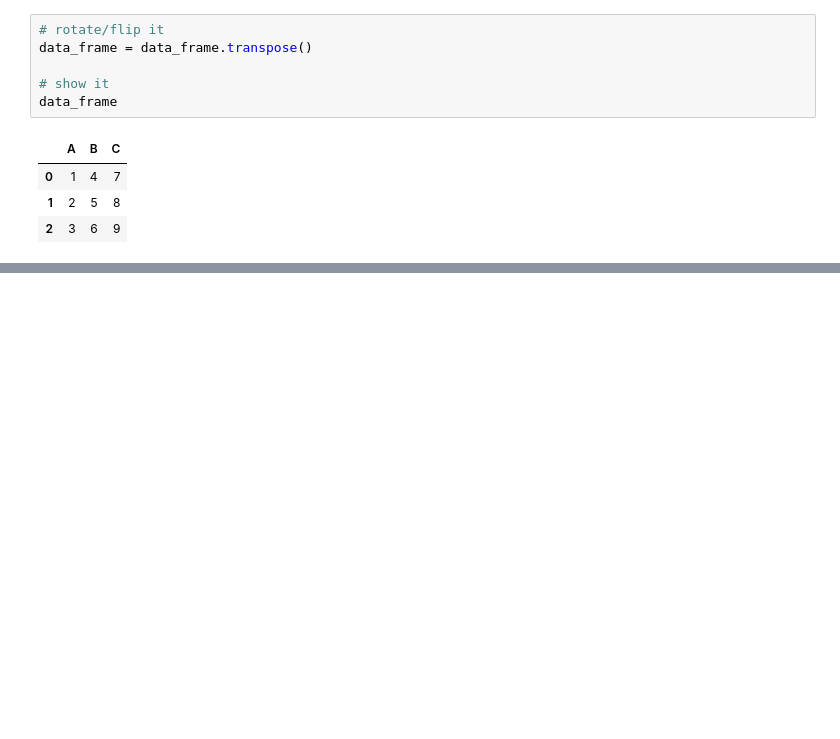
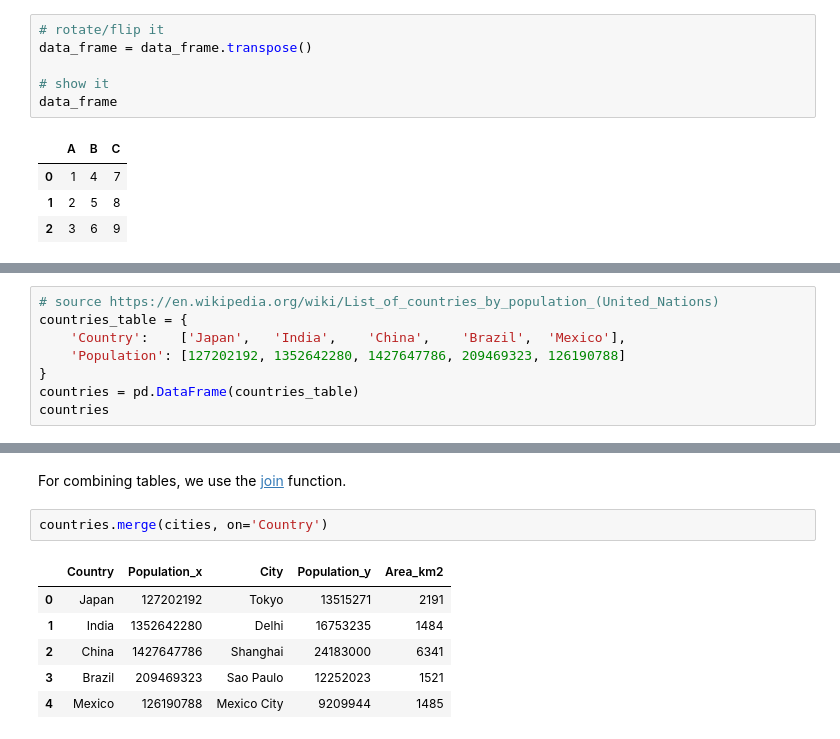
Before and after one commit to BiAPoL/Bio-image_Analysis_with_Python, a Jupyter notebook: biostatistics/processing_tables_with_pandas.ipynb, the cells around one changed output, grey strips where cells are left out. Drawn from its saved outputs; the diff is of its cells as text; blank space fills up the shorter version.

```diff
--- a/biostatistics/processing_tables_with_pandas.ipynb
+++ b/biostatistics/processing_tables_with_pandas.ipynb
@@ -86,0 +192,8 @@ data_frame
+# %%
+# source https://en.wikipedia.org/wiki/List_of_countries_by_population_(United_Nations)
+countries_table = {
+    'Country':    ['Japan',   'India',    'China',    'Brazil',  'Mexico'],
+    'Population': [127202192, 1352642280, 1427647786, 209469323, 126190788]
+}
+countries = pd.DataFrame(countries_table)
+countries
@@ -86,0 +207,11 @@ data_frame
+# %% [markdown]
+For combining tables, we use the [join](https://pandas.pydata.org/pandas-docs/stable/reference/api/pandas.DataFrame.join.html) function.
+# %%
+countries.merge(cities, on='Country')
+# %% [output]
+|  | Country | Population_x | City | Population_y | Area_km2 |
+| 0 | Japan | 127202192 | Tokyo | 13515271 | 2191 |
+| 1 | India | 1352642280 | Delhi | 16753235 | 1484 |
+| 2 | China | 1427647786 | Shanghai | 24183000 | 6341 |
+| 3 | Brazil | 209469323 | Sao Paulo | 12252023 | 1521 |
+| 4 | Mexico | 126190788 | Mexico City | 9209944 | 1485 |
```
Also changed, not shown: parts of 37 cells of this notebook, 4 other files.
